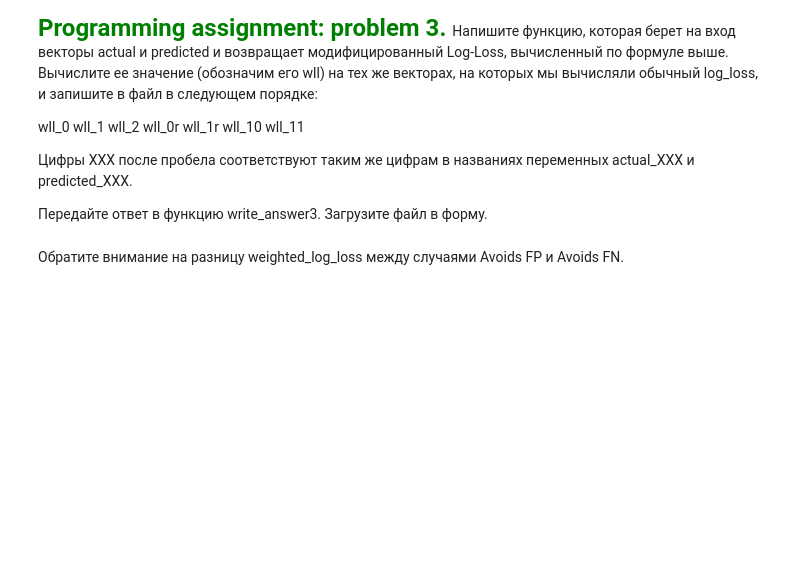
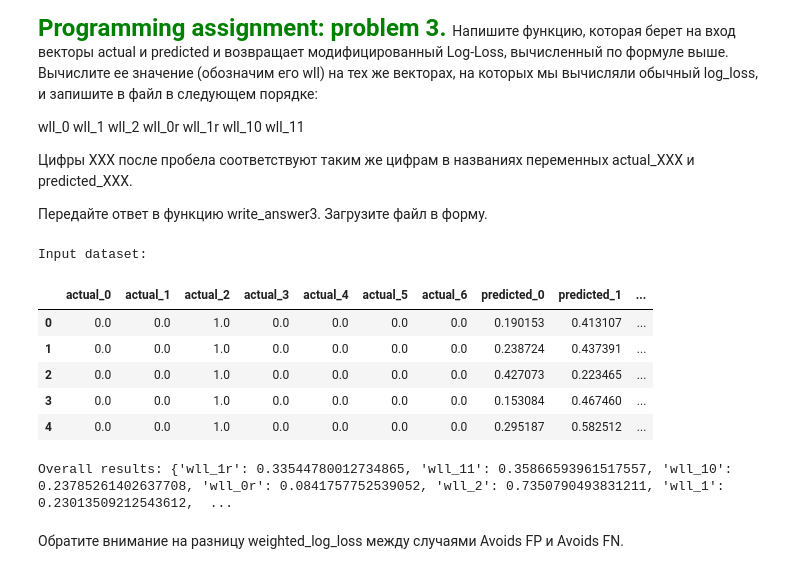
Before and after one commit to avikulin/PythonMath, a Jupyter notebook: Yandex ML Course #2/Labs/MetricsPA.ipynb, the cells around one changed output. Saved outputs shown, nothing was run; the diff lists cells and outputs as text; code cells hidden in the pictures; blank space fills up the shorter version.

Commit message:
Finalize metrics assignment (Lab 3)

```diff
--- a/Yandex ML Course #2/Labs/MetricsPA.ipynb
+++ b/Yandex ML Course #2/Labs/MetricsPA.ipynb
@@ -461,3 +459,57 @@ wll_0 wll_1 wll_2 wll_0r wll_1r wll_10 wll_11
+# %%
+############### Programming assignment: problem 3 ###############
+import pandas as pd
+from IPython.display import display, HTML
+
+print "Input dataset:"
+df = pd.DataFrame(data={"actual_0": pd.Series(copy.deepcopy(actual_0)),
+                        "actual_1": pd.Series(copy.deepcopy(actual_1)),
+                        "actual_2" :pd.Series(copy.deepcopy(actual_2)),
+                        "actual_3" :pd.Series(copy.deepcopy(actual_0r)),
+                        "actual_4" :pd.Series(copy.deepcopy(actual_1r)),
+                        "actual_5" :pd.Series(copy.deepcopy(actual_10)),
+                        "actual_6" :pd.Series(copy.deepcopy(actual_11)),
+                        "predicted_0": pd.Series(copy.deepcopy(predicted_0)),
+                        "predicted_1": pd.Series(copy.deepcopy(predicted_1)),
+                        "predicted_2": pd.Series(copy.deepcopy(predicted_2)),
+                        "predicted_3" :pd.Series(copy.deepcopy(predicted_0r)),
+                        "predicted_4" :pd.Series(copy.deepcopy(predicted_1r)),
+                        "predicted_5" :pd.Series(copy.deepcopy(predicted_10)),
+                        "predicted_6" :pd.Series(copy.deepcopy(predicted_11))})
+
+display(df.head(5))
+
+keys = ["wll_0", "wll_1", "wll_2", "wll_0r", "wll_1r", "wll_10", "wll_11"]
+res = {}
+
+for i, key in enumerate(keys):
+    result_column_name = "weighted_loss_{0}".format(i)
+    predicted_column_name = "predicted_{0}".format(i)
+    actual_column_name = "actual_{0}".format(i)
+
+    # параметры функции (x,y): x - actual, y - predicted
+    weighted_loss_func = lambda row_data: 0.3*row_data[0]*math.log(row_data[1])+0.7*(1-row_data[0])*math.log(1-row_data[1])
+
+    df[result_column_name] = df[[actual_column_name, predicted_column_name]].apply(weighted_loss_func, axis=1)
+    weighted_loss_result = -1.*df[result_column_name].sum()/df[result_column_name].count()
+    res[key] = weighted_loss_result
+
+#     print "Column names:", [result_column_name, actual_column_name, predicted_column_name]
+#     print "Actual data:", df[actual_column_name]
+#     print "Predicted data:", df[predicted_column_name]
+#     print "Result col. data:", df[result_column_name]
+#     print "Weighted loss:", weighted_loss_result
+
+print "Overall results:", res
+# %% [output]
+Input dataset:
+|  | actual_0 | actual_1 | actual_2 | actual_3 | actual_4 | actual_5 | actual_6 | predicted_0 | predicted_1 | ... |
+| 0 | 0.0 | 0.0 | 1.0 | 0.0 | 0.0 | 0.0 | 0.0 | 0.190153 | 0.413107 | ... |
+| 1 | 0.0 | 0.0 | 1.0 | 0.0 | 0.0 | 0.0 | 0.0 | 0.238724 | 0.437391 | ... |
+| 2 | 0.0 | 0.0 | 1.0 | 0.0 | 0.0 | 0.0 | 0.0 | 0.427073 | 0.223465 | ... |
+| 3 | 0.0 | 0.0 | 1.0 | 0.0 | 0.0 | 0.0 | 0.0 | 0.153084 | 0.467460 | ... |
+| 4 | 0.0 | 0.0 | 1.0 | 0.0 | 0.0 | 0.0 | 0.0 | 0.295187 | 0.582512 | ... |
+Overall results: {'wll_1r': 0.33544780012734865, 'wll_11': 0.35866593961517557, 'wll_10': 0.23785261402637708, 'wll_0r': 0.0841757752539052, 'wll_2': 0.7350790493831211, 'wll_1': 0.23013509212543612,  ...
 # %%
 def write_answer_3(wll_0, wll_1, wll_2, wll_0r, wll_1r, wll_10, wll_11):
     answers = [wll_0, wll_1, wll_2, wll_0r, wll_1r, wll_10, wll_11]
```
Also changed, not shown: parts of 8 cells of this notebook, 2 other files.
